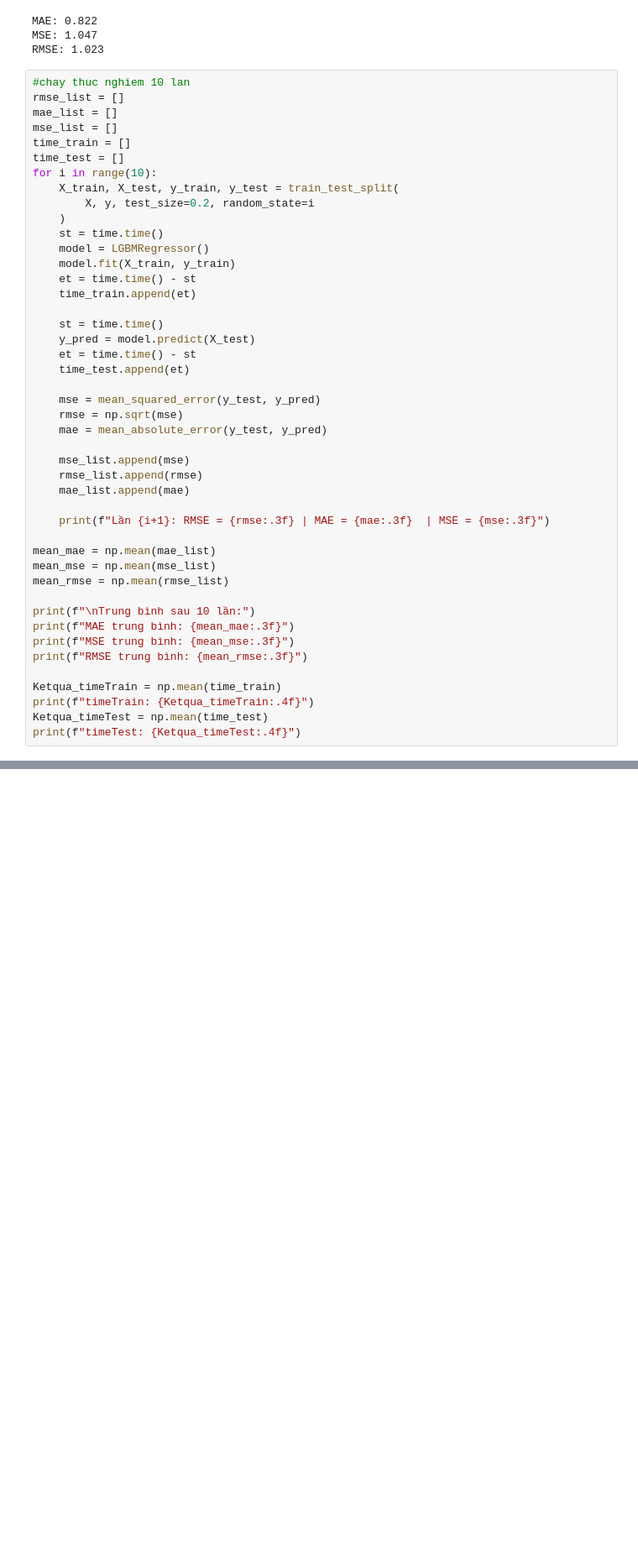
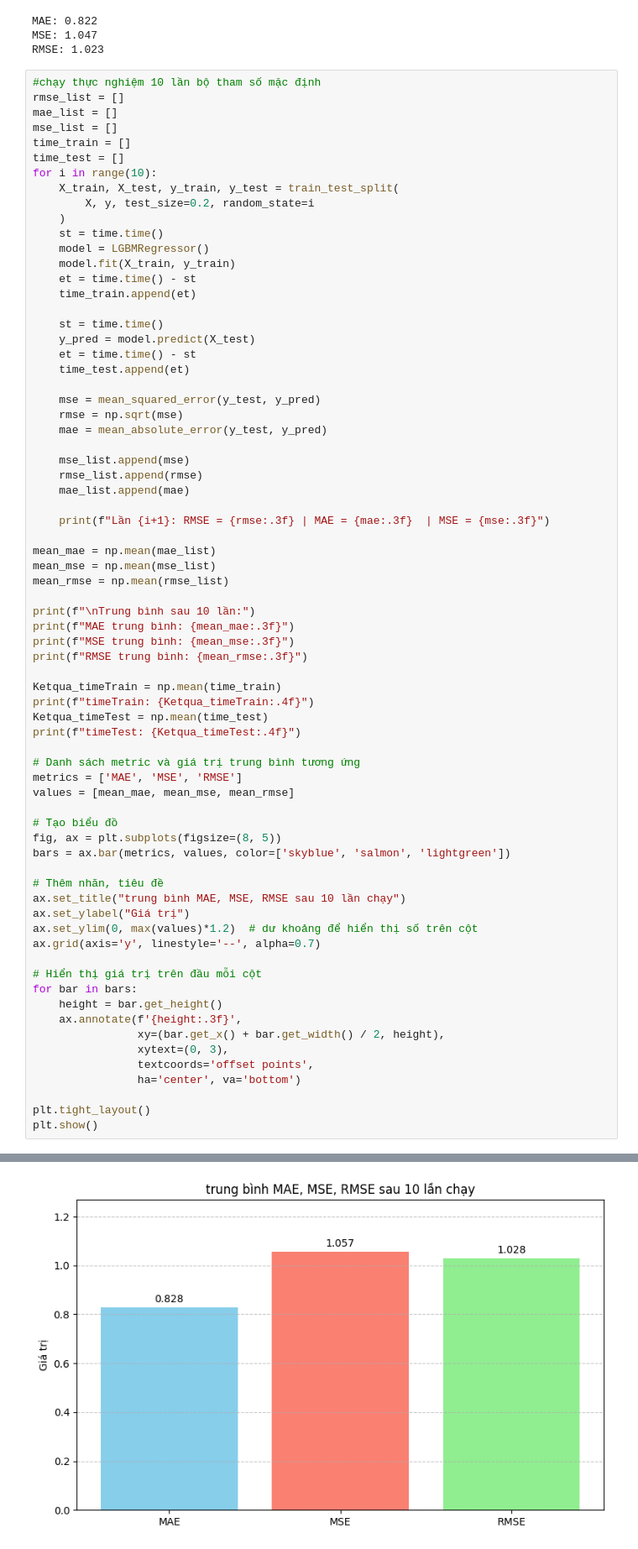
Before and after one commit to idn03/CT294project, a Jupyter notebook: models/lightGBM.ipynb, the cells around one changed output, grey strips where cells are left out. Shown at 84% size. Drawn from its saved outputs; the diff is of its cells as text; blank space fills up the shorter version.

```diff
--- a/models/lightGBM.ipynb
+++ b/models/lightGBM.ipynb
@@ -83,7 +105,7 @@ MAE: 0.822
 MSE: 1.047
 RMSE: 1.023
 # %%
-#chay thuc nghiem 10 lan
+#chạy thực nghiệm 10 lần bộ tham số mặc định
 rmse_list = []
 mae_list = []
 mse_list = []
@@ -127,4 +149,30 @@ Ketqua_timeTrain = np.mean(time_train)
 print(f"timeTrain: {Ketqua_timeTrain:.4f}")
 Ketqua_timeTest = np.mean(time_test)
 print(f"timeTest: {Ketqua_timeTest:.4f}")
+
+# Danh sách metric và giá trị trung bình tương ứng
+metrics = ['MAE', 'MSE', 'RMSE']
+values = [mean_mae, mean_mse, mean_rmse]
+
+# Tạo biểu đồ
+fig, ax = plt.subplots(figsize=(8, 5))
+bars = ax.bar(metrics, values, color=['skyblue', 'salmon', 'lightgreen'])
+
+# Thêm nhãn, tiêu đề
+ax.set_title("trung bình MAE, MSE, RMSE sau 10 lần chạy")
+ax.set_ylabel("Giá trị")
+ax.set_ylim(0, max(values)*1.2)  # dư khoảng để hiển thị số trên cột
+ax.grid(axis='y', linestyle='--', alpha=0.7)
+
+# Hiển thị giá trị trên đầu mỗi cột
+for bar in bars:
+    height = bar.get_height()
+    ax.annotate(f'{height:.3f}',
+                xy=(bar.get_x() + bar.get_width() / 2, height),
+                xytext=(0, 3),
+                textcoords='offset points',
+                ha='center', va='bottom')
+
+plt.tight_layout()
+plt.show()
 # %% [output]
@@ -147,0 +196 @@ timeTest: 0.0304
+[figure, added]
```
Also changed, not shown: parts of 7 cells of this notebook, 8 other files.
